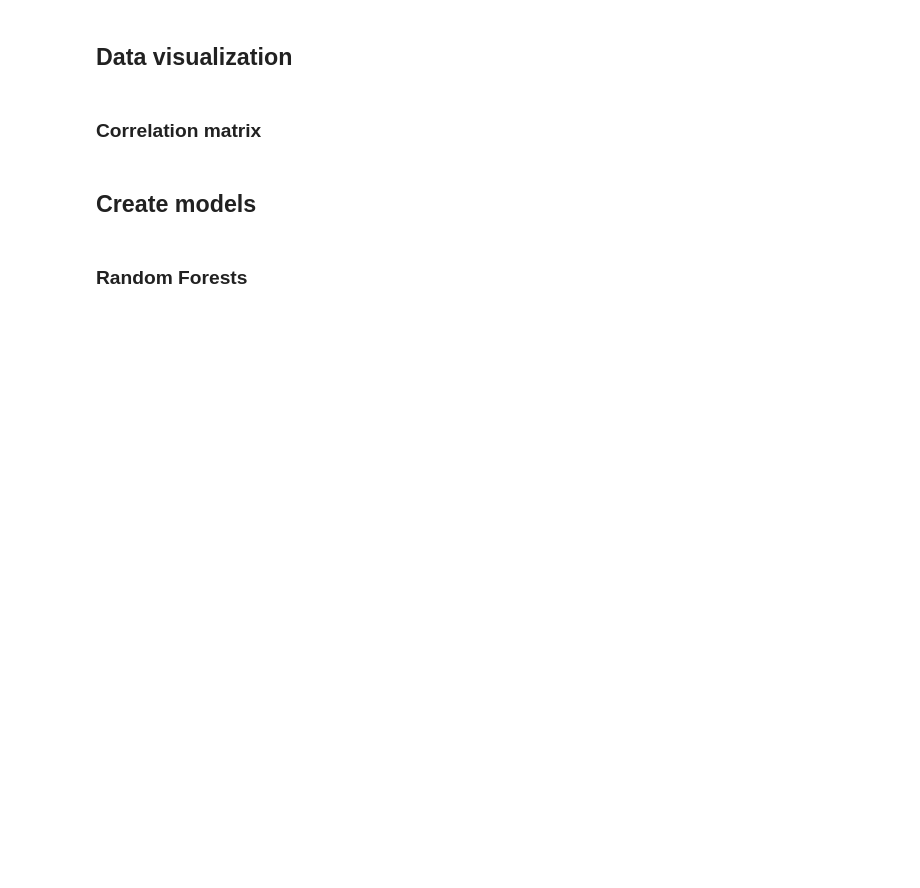
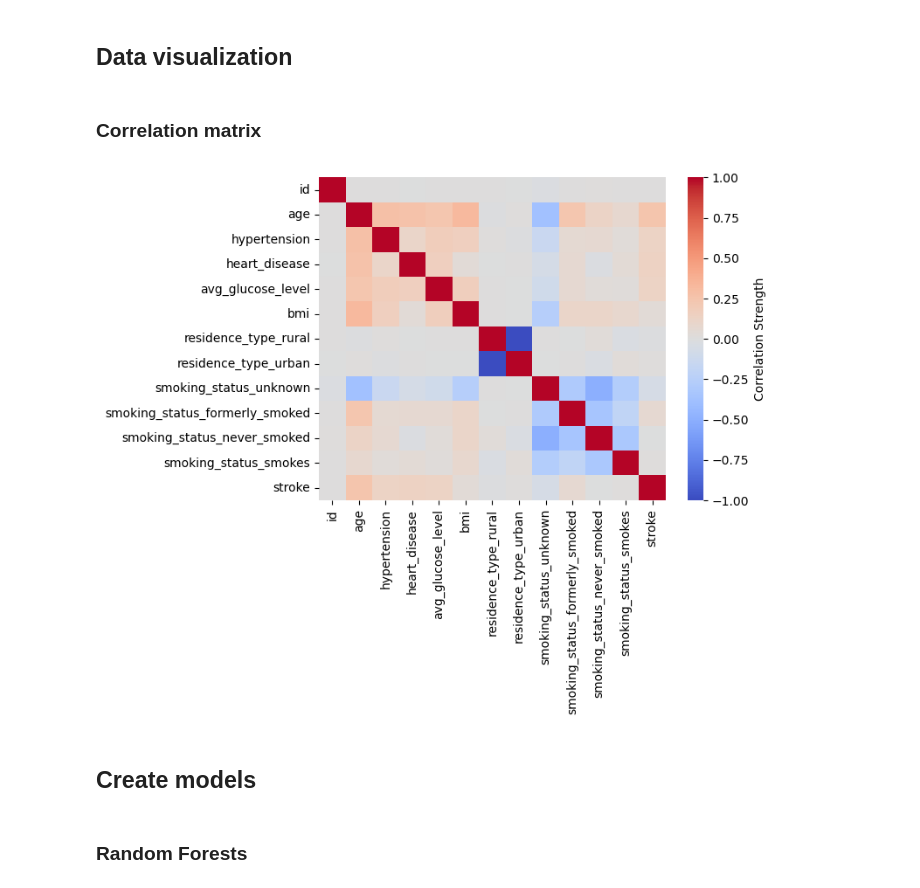
Before and after one commit to MrWlobo/Oral_Cancer_Prediction, a Jupyter notebook: main.ipynb, the cells around one changed output. Drawn from its saved outputs; the diff is of its cells as text; code cells hidden in the pictures; blank space fills up the shorter version.

Commit message:
Plotted correlation matrix

```diff
--- a/main.ipynb
+++ b/main.ipynb
@@ -240,5 +242,5 @@ Index(['id', 'age', 'hypertension', 'heart_disease', 'ever_married',
 # %%
-columns_to_drop = ["ever_married", "gender_female", "gender_male", "gender_other", "work_type_govt_job", "work_type_never_worked",
+columns_to_drop = ["id", "ever_married", "gender_female", "gender_male", "gender_other", "work_type_govt_job", "work_type_never_worked",
        "work_type_private", "work_type_self-employed", "work_type_children"]
 df = df.drop(columns=columns_to_drop)
 # %%
@@ -249,6 +251,16 @@ X_train, X_test, y_train, y_test = train_test_split(X, y, test_size=0.2, random_
 ## Data visualization
 # %% [markdown]
 ### Correlation matrix
+# %%
+corr = df.corr(numeric_only=True)
+ax = sns.heatmap(corr, cmap="coolwarm", vmin=-1, vmax=1, cbar=True)
+
+cbar = ax.collections[0].colorbar
+cbar.set_label("Correlation Strength")
+
+plt.show()
+# %% [output]
+[figure, added]
 # %% [markdown]
 ## Create models
 # %% [markdown]
```
Also changed, not shown: parts of 10 cells of this notebook.
